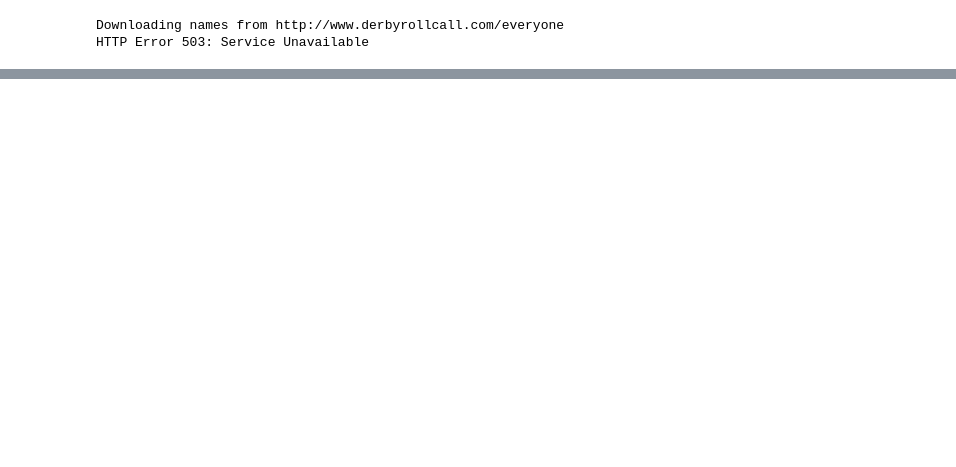
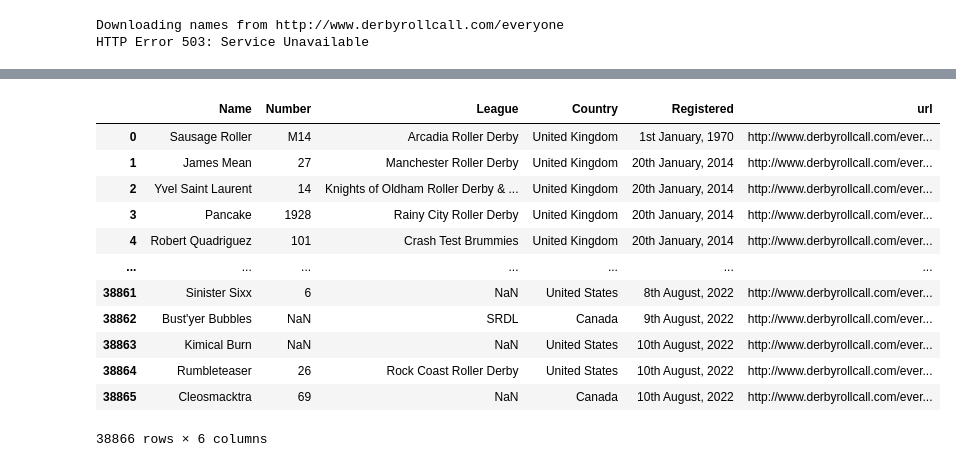
Before and after one commit to bdunnette/derby-name-scraper, a Jupyter notebook: derby_name_scraper.ipynb, the cells around one changed output, grey strips where cells are left out. Saved outputs shown, nothing was run; the diff lists cells and outputs as text; code cells hidden in the pictures; blank space fills up the shorter version.

```diff
--- a/derby_name_scraper.ipynb
+++ b/derby_name_scraper.ipynb
@@ -24,2 +25,16 @@ model_name = "derbynames"
 # %%
 session = requests.Session()
+# %%
+try:
+    wftda_df = pd.DataFrame()
+    url = "https://resources.wftda.org/officiating/roller-derby-certification-program-for-officials/roster-of-certified-officials/"
+    print("Downloading names from {}".format(url))
+    session.headers.update({"User-Agent": "Mozilla/5.0"})
+    r = session.get(url)
+    soup = BeautifulSoup(r.text, "lxml")
+    rows = soup.find_all("h5")
+    urls = [r.find("a")["href"] for r in rows]
+    names = [r.find("a").get_text() for r in rows]
+    wftda_df = pd.DataFrame({"Name": names, "url": urls})
+except Exception as e:
+    print(e)
@@ -25,0 +63,13 @@ session = requests.Session()
+# %%
+url = "https://www.twoevils.org/rollergirls/"
+print("Downloading names from %s" % url)
+twoevils_df = pd.DataFrame()
+
+try:
+    twoevils_df = pd.read_html(url, skiprows=1)[0]
+    twoevils_df.columns = [h.replace("Skater", "").strip() for h in twoevils_df.iloc[0]]
+    twoevils_df = twoevils_df.rename(columns={"Date Added": "Registered"})
+    twoevils_df = twoevils_df.iloc[1:-1, :].dropna(how="all")
+    twoevils_df["url"] = url
+except Exception as e:
+    print(e)
@@ -65,0 +112,20 @@ Downloading names from https://www.twoevils.org/rollergirls/
+# %%
+if len(drc_df) == 0:
+    drc_df = pd.read_csv("derbyrollcall.csv")
+else:
+    drc_df.to_csv("derbyrollcall.csv", index=False)
+drc_df
+# %% [output]
+|  | Name | Number | League | Country | Registered | url |
+| 0 | Sausage Roller | M14 | Arcadia Roller Derby | United Kingdom | 1st January, 1970 | http://www.derbyrollcall.com/ever... |
+| 1 | James Mean | 27 | Manchester Roller Derby | United Kingdom | 20th January, 2014 | http://www.derbyrollcall.com/ever... |
+| 2 | Yvel Saint Laurent | 14 | Knights of Oldham Roller Derby & ... | United Kingdom | 20th January, 2014 | http://www.derbyrollcall.com/ever... |
+| 3 | Pancake | 1928 | Rainy City Roller Derby | United Kingdom | 20th January, 2014 | http://www.derbyrollcall.com/ever... |
+| 4 | Robert Quadriguez | 101 | Crash Test Brummies | United Kingdom | 20th January, 2014 | http://www.derbyrollcall.com/ever... |
+| ... | ... | ... | ... | ... | ... | ... |
+| 38861 | Sinister Sixx | 6 | NaN | United States | 8th August, 2022 | http://www.derbyrollcall.com/ever... |
+| 38862 | Bust'yer Bubbles | NaN | SRDL | Canada | 9th August, 2022 | http://www.derbyrollcall.com/ever... |
+| 38863 | Kimical Burn | NaN | NaN | United States | 10th August, 2022 | http://www.derbyrollcall.com/ever... |
+| 38864 | Rumbleteaser | 26 | Rock Coast Roller Derby | United States | 10th August, 2022 | http://www.derbyrollcall.com/ever... |
+| 38865 | Cleosmacktra | 69 | NaN | Canada | 10th August, 2022 | http://www.derbyrollcall.com/ever... |
+38866 rows × 6 columns
```
Also changed, not shown: parts of 24 cells of this notebook, 6 other files.
